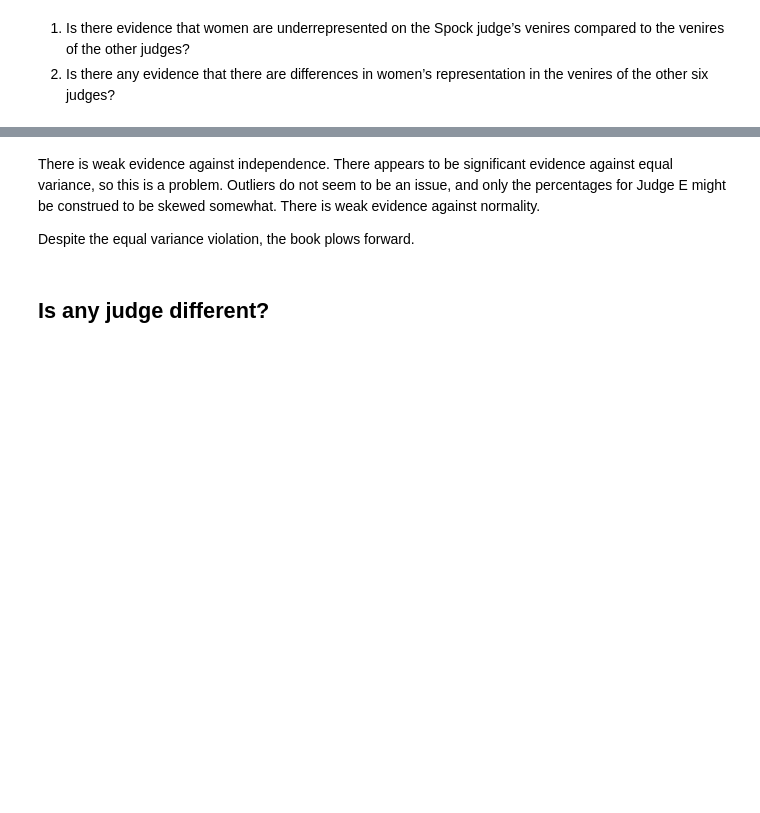
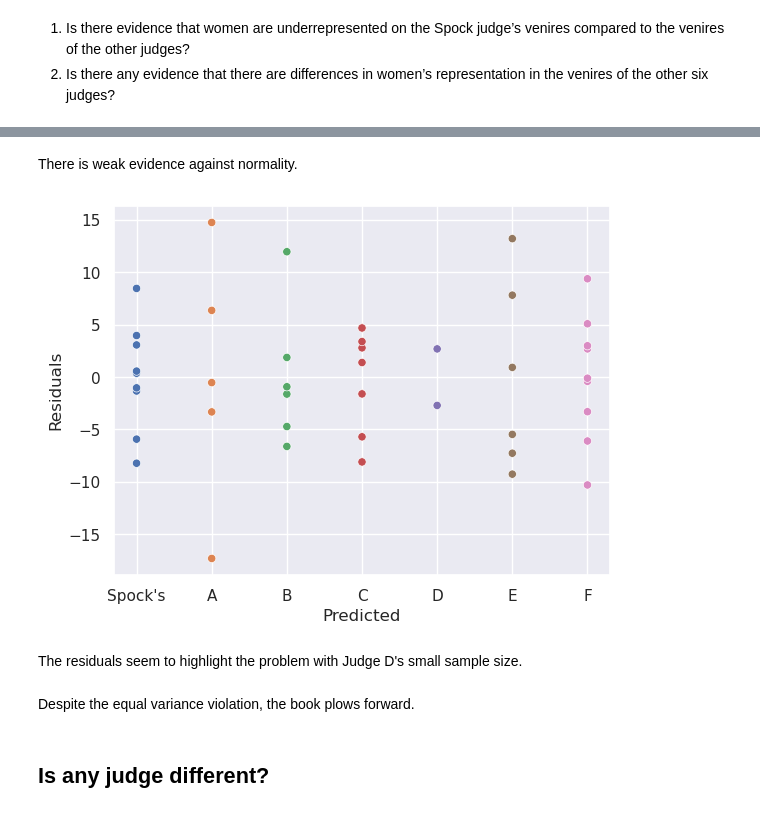
Before and after one commit to quintusdias/sleuth3, a Jupyter notebook: ch05/case0502.ipynb, the cells around one changed output, grey strips where cells are left out. Drawn from its saved outputs; the diff is of its cells as text; code cells hidden in the pictures; blank space fills up the shorter version.

```diff
--- a/ch05/case0502.ipynb
+++ b/ch05/case0502.ipynb
@@ -38,7 +65,18 @@ plt.show()
-# %% [markdown]
-There is weak evidence against independence.  There appears to be significant evidence against equal variance, so this is a problem.  Outliers do not seem to be an issue, and only the percentages for Judge E might be construed to be skewed somewhat.  There is weak evidence against normality.
-
-Despite the equal variance violation, the book plows forward.
+# %% [markdown]
+There is weak evidence against normality.
+# %%
+fig, ax = plt.subplots()
+df['resid'] = model.resid
+sns.scatterplot(data=df, x='Judge', y='resid', hue='Judge', ax=ax)
+ax.set_ylabel('Residuals')
+_ = ax.set_xlabel('Predicted')
+ax.get_legend().set_visible(False)
+# %% [output]
+[figure, added]
+# %% [markdown]
+The residuals seem to highlight the problem with Judge D's small sample size.
+# %% [markdown]
+Despite the equal variance violation, the book plows forward.
 # %% [markdown]
 ## Is any judge different?
 # %% [markdown]
```
Also changed, not shown: parts of 13 cells of this notebook, 1 other file.
